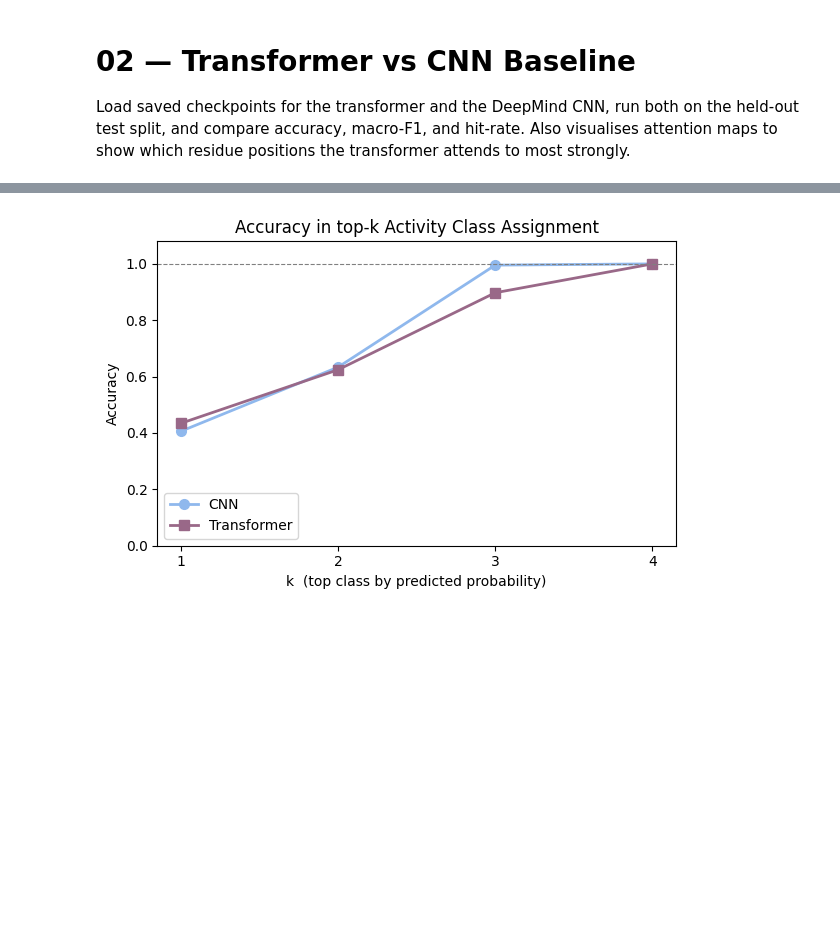
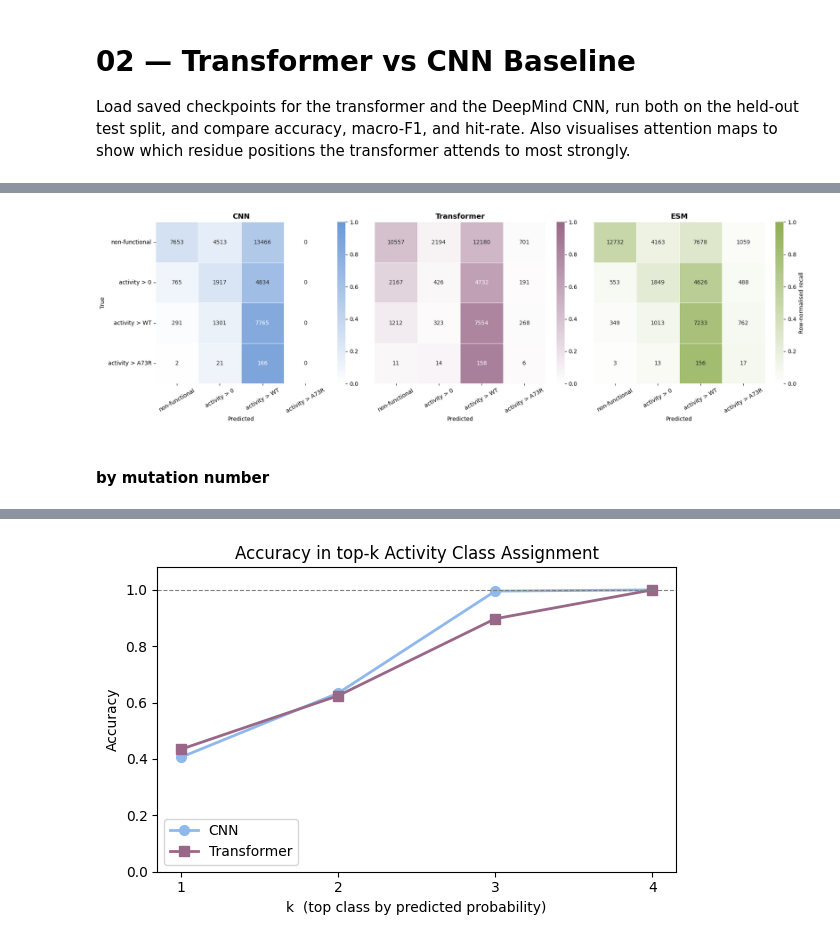
Before and after one commit to zahmiriajoh/AwasthiJohnson_10.C51, a Jupyter notebook: notebooks/02_model_comparison.ipynb, the cells around one changed output, grey strips where cells are left out. Cells and saved outputs as stored; diff of their text form; code cells hidden in the pictures; blank space fills up the shorter version.

```diff
--- a/notebooks/02_model_comparison.ipynb
+++ b/notebooks/02_model_comparison.ipynb
@@ -171,0 +218,39 @@ c_trans = '#996888'
+# %%
+# Confusion matrices (heat maps)
+CLASS_ORDER = ["non-functional", "activity > 0", "activity > WT", "activity > A73R"]
+
+fig, axes = plt.subplots(1, 3, figsize=(18, 5.5))
+
+for ax, (name, df, cmap, show_y, show_cbar_label) in zip(axes, [
+    ("CNN",         cnn_preds_df,   cnn_cmap,   True,  False),
+    ("Transformer", trans_preds_df, trans_cmap, False, False),
+    ("ESM",         esm_preds_df,   esm_cmap,   False, True),
+]):
+    preds, labels = _to_indices(df)
+    cm = confusion_matrix_df(preds, labels)
+    cm = cm.loc[CLASS_ORDER, CLASS_ORDER]
+    cm_norm = cm.div(cm.sum(axis=1), axis=0)
+
+    sns.heatmap(
+        cm_norm,
+        ax=ax,
+        annot=cm.values,
+        fmt="d",
+        cmap=cmap,
+        vmin=0, vmax=1,
+        linewidths=0.5,
+        yticklabels=show_y,
+        cbar_kws={"label": "Row-normalised recall" if show_cbar_label else ""},
+    )
+    ax.set_title(name, fontsize=13, fontweight="bold")
+    ax.set_xlabel("Predicted")
+    ax.set_ylabel("True" if show_y else "")
+    ax.tick_params(axis="x", rotation=30)
+    ax.tick_params(axis="y", rotation=0)
+
+plt.tight_layout()
+plt.show()
+# %% [output]
+[figure, added]
+# %% [markdown]
+#### by mutation number
```
Also changed, not shown: parts of 33 cells of this notebook, 1 other file.
